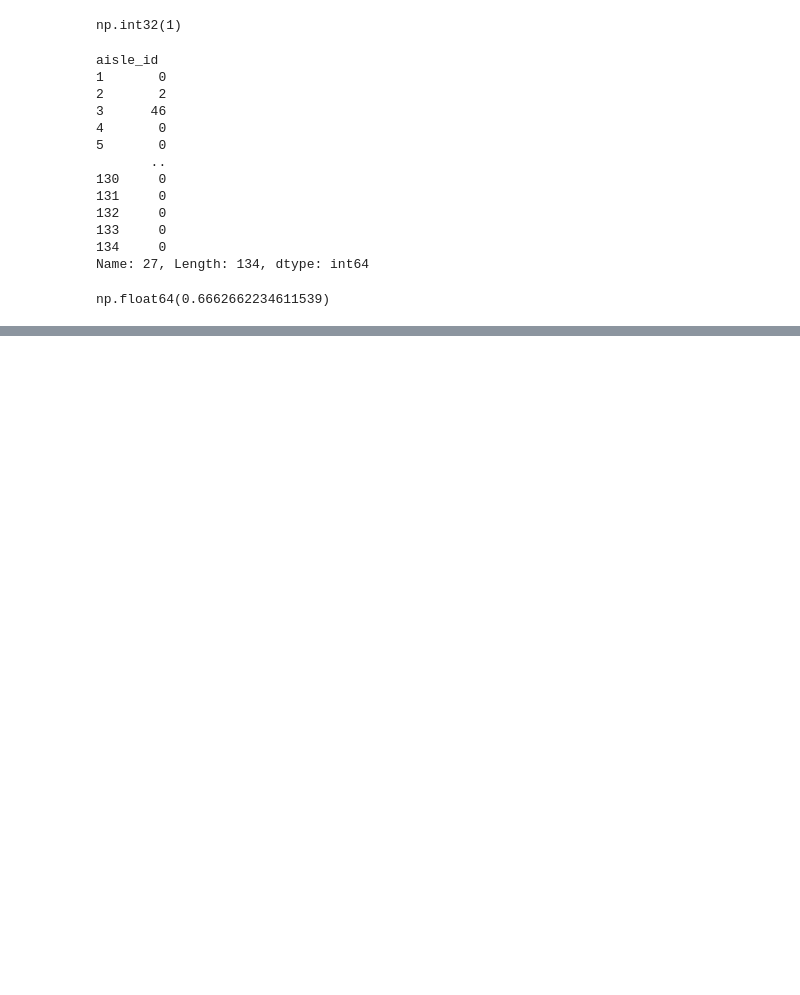
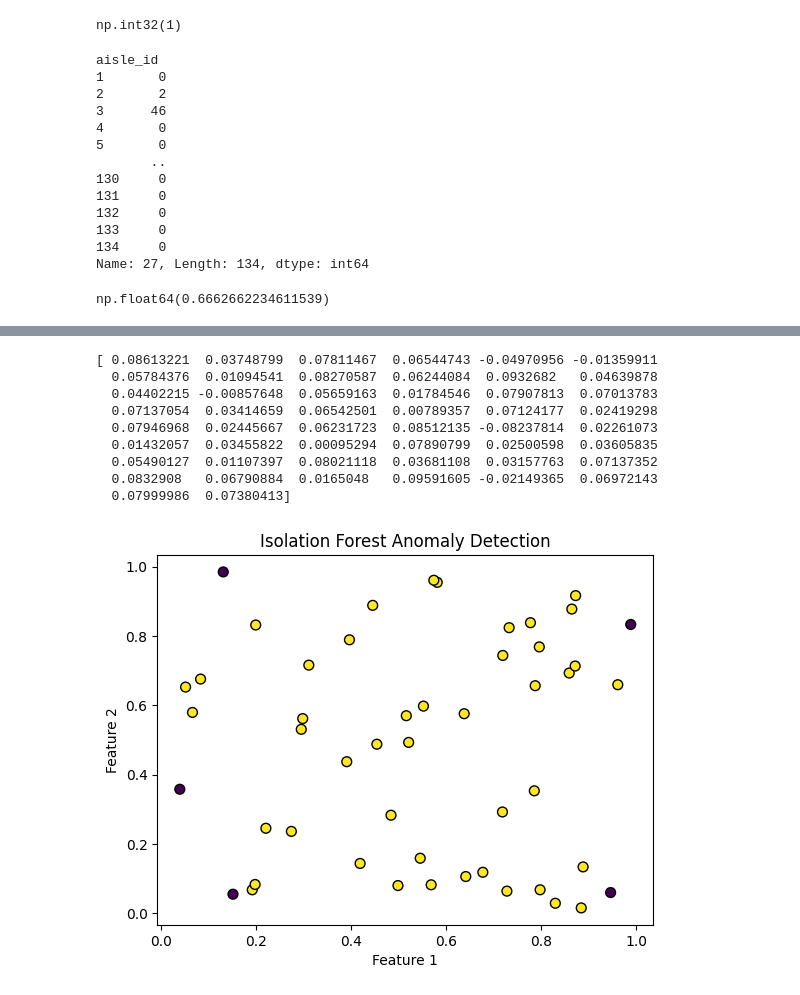
Before and after one commit to Brynn-jx/DeepLearning, a Jupyter notebook: machine_learning/聚类.ipynb, the cells around one changed output, grey strips where cells are left out. Drawn from its saved outputs; the diff is of its cells as text; code cells hidden in the pictures; blank space fills up the shorter version.

```diff
--- a/machine_learning/聚类.ipynb
+++ b/machine_learning/聚类.ipynb
@@ -298,0 +405,32 @@ np.float64(0.6662662234611539)
+# %%
+import numpy as np
+from sklearn.ensemble import IsolationForest
+import matplotlib.pyplot as plt
+
+np.random.seed(17)
+X = np.random.rand(50, 2)
+# 初始化Isolation Forest模型，contamination参数表示异常值比例，默认0.1，例如有100个值，就有10个值是异常点
+iso_forest = IsolationForest(random_state=17, contamination=0.1).fit(X)
+
+# 预测每个点的异常分数，在树中的高度越低，越有可能是异常点
+scores = iso_forest.decision_function(X)
+print(scores)
+
+labels = iso_forest.predict(X)
+
+plt.scatter(X[:, 0], X[:, 1], c=labels, cmap='viridis', edgecolors='k', s = 50)
+plt.title('Isolation Forest Anomaly Detection')
+plt.xlabel('Feature 1')
+plt.ylabel('Feature 2')
+plt.show()
+# %% [output]
+[ 0.08613221  0.03748799  0.07811467  0.06544743 -0.04970956 -0.01359911
+  0.05784376  0.01094541  0.08270587  0.06244084  0.0932682   0.04639878
+  0.04402215 -0.00857648  0.05659163  0.01784546  0.07907813  0.07013783
+  0.07137054  0.03414659  0.06542501  0.00789357  0.07124177  0.02419298
+  0.07946968  0.02445667  0.06231723  0.08512135 -0.08237814  0.02261073
+  0.01432057  0.03455822  0.00095294  0.07890799  0.02500598  0.03605835
+  0.05490127  0.01107397  0.08021118  0.03681108  0.03157763  0.07137352
+  0.0832908   0.06790884  0.0165048   0.09591605 -0.02149365  0.06972143
+  0.07999986  0.07380413]
+[figure, added]
```
Also changed, not shown: parts of 11 cells of this notebook, 1 other file.
